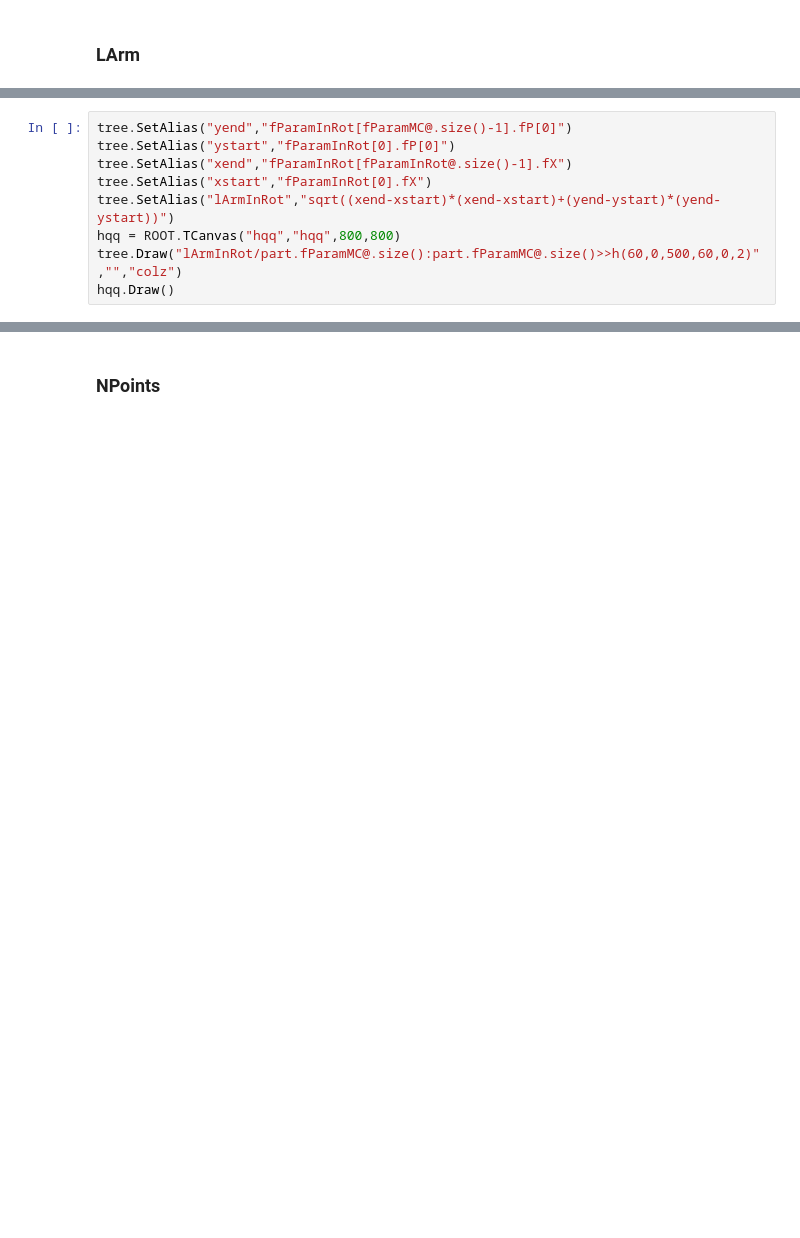
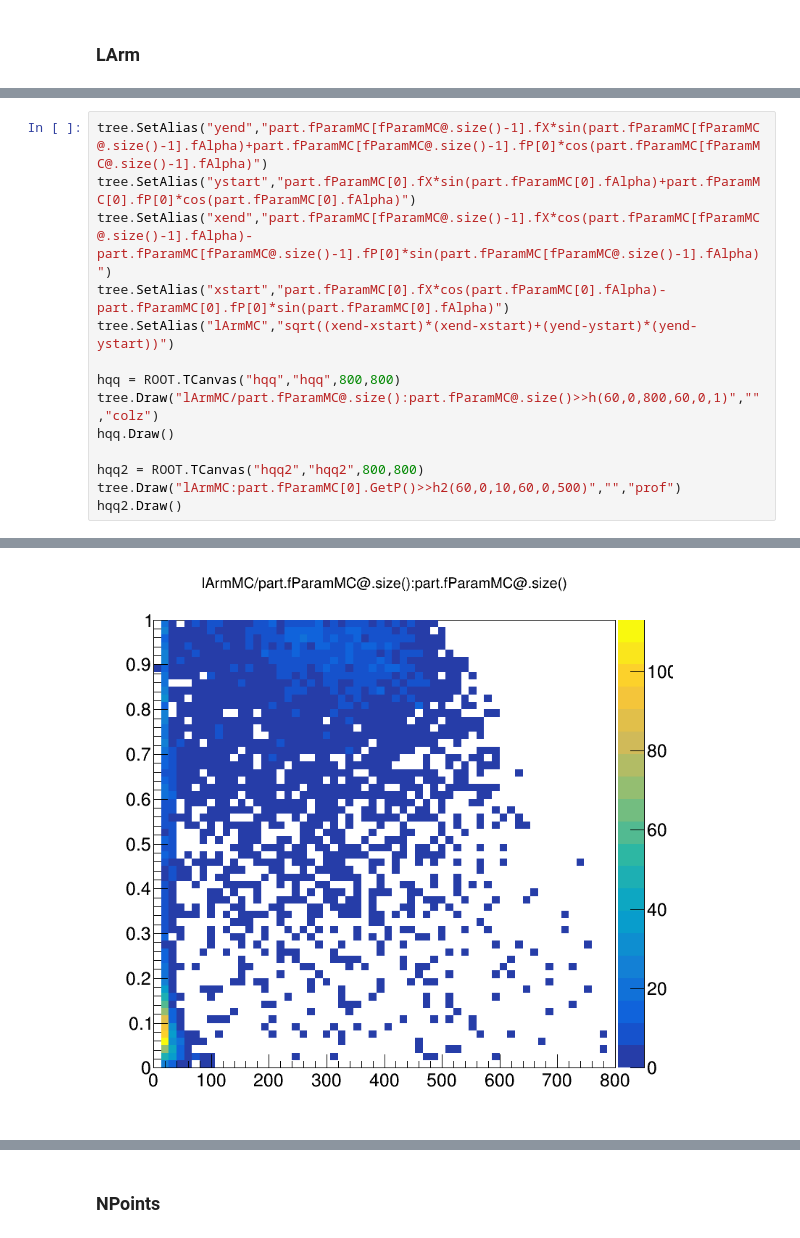
Before and after one commit to Trenchcoat95/ConvertMC, a Jupyter notebook: CheckResiduals.ipynb, the cells around one changed output, grey strips where cells are left out. Saved outputs shown, nothing was run; the diff lists cells and outputs as text; blank space fills up the shorter version.

```diff
--- a/CheckResiduals.ipynb
+++ b/CheckResiduals.ipynb
@@ -490,9 +635,15 @@ hqq.SaveAs(folder+Recotype+"/Plots/"+sample+ParamType+"BiaspVsLArm.png")
 # %%
-tree.SetAlias("yend","fParamInRot[fParamMC@.size()-1].fP[0]")
-tree.SetAlias("ystart","fParamInRot[0].fP[0]")
-tree.SetAlias("xend","fParamInRot[fParamInRot@.size()-1].fX")
-tree.SetAlias("xstart","fParamInRot[0].fX")
-tree.SetAlias("lArmInRot","sqrt((xend-xstart)*(xend-xstart)+(yend-ystart)*(yend-ystart))")
+tree.SetAlias("yend","part.fParamMC[fParamMC@.size()-1].fX*sin(part.fParamMC[fParamMC@.size()-1].fAlpha)+part.fParamMC[fParamMC@.size()-1].fP[0]*cos(part.fParamMC[fParamMC@.size()-1].fAlpha)")
+tree.SetAlias("ystart","part.fParamMC[0].fX*sin(part.fParamMC[0].fAlpha)+part.fParamMC[0].fP[0]*cos(part.fParamMC[0].fAlpha)")
+tree.SetAlias("xend","part.fParamMC[fParamMC@.size()-1].fX*cos(part.fParamMC[fParamMC@.size()-1].fAlpha)-part.fParamMC[fParamMC@.size()-1].fP[0]*sin(part.fParamMC[fParamMC@.size()-1].fAlpha)")
+tree.SetAlias("xstart","part.fParamMC[0].fX*cos(part.fParamMC[0].fAlpha)-part.fParamMC[0].fP[0]*sin(part.fParamMC[0].fAlpha)")
+tree.SetAlias("lArmMC","sqrt((xend-xstart)*(xend-xstart)+(yend-ystart)*(yend-ystart))")
+
 hqq = ROOT.TCanvas("hqq","hqq",800,800)
-tree.Draw("lArmInRot/part.fParamMC@.size():part.fParamMC@.size()>>h(60,0,500,60,0,2)","","colz")
+tree.Draw("lArmMC/part.fParamMC@.size():part.fParamMC@.size()>>h(60,0,800,60,0,1)","","colz")
 hqq.Draw()
+
+hqq2 = ROOT.TCanvas("hqq2","hqq2",800,800)
+tree.Draw("lArmMC:part.fParamMC[0].GetP()>>h2(60,0,10,60,0,500)","","prof")
+hqq2.Draw()
+# %% [output]
@@ -498,0 +652 @@ hqq.Draw()
+[figure, added]
```
Also changed, not shown: parts of 26 cells of this notebook, 7 other files.
